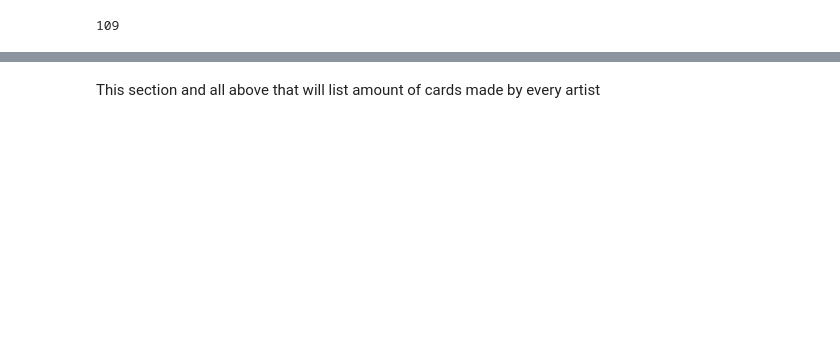
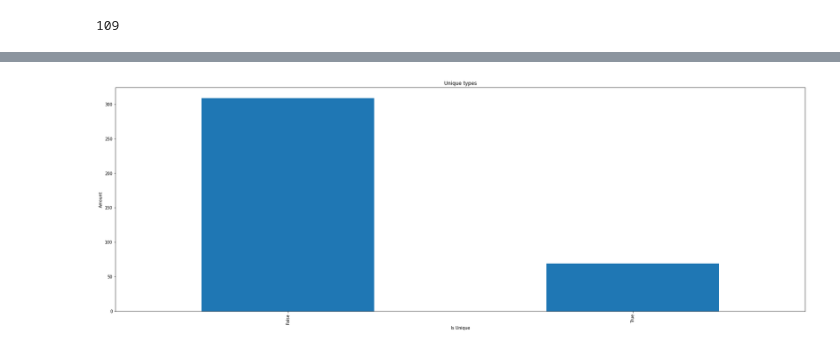
Before and after one commit to joaomarcuslf/mtg-csv-generator, a Jupyter notebook: report_with_mtg_csv.ipynb, the cells around one changed output, grey strips where cells are left out. Saved outputs shown, nothing was run; the diff lists cells and outputs as text; code cells hidden in the pictures; blank space fills up the shorter version.

```diff
--- a/report_with_mtg_csv.ipynb
+++ b/report_with_mtg_csv.ipynb
@@ -93,0 +121,11 @@ cards_by_magali['type_line'].str.split(expand=True, pat="—").stack().str.split
+# %%
+types = extract_types(df)
+
+plot = (types.value_counts() == 1).value_counts().plot(kind='bar', figsize=(30, 10))
+
+plot.set_title('Unique types')
+plot.set_xlabel('Is Unique')
+plot.set_ylabel('Amount')
+
+save_plot_as_image(plot, 'unique-card-types.png')
+# %% [output]
@@ -94,7 +134,6 @@ cards_by_magali['type_line'].str.split(expand=True, pat="—").stack().str.split
+[figure, added]
 # %%
 df.groupby("artist").filter(lambda x: len(x) > 200).head(5)
-# %% [markdown]
-This section and all above that will list amount of cards made by every artist
 # %%
 plot = df.groupby('artist').filter(lambda x: len(x) >= 100)['artist'].value_counts().plot(kind='bar', figsize=(30, 10))
 
```
Also changed, not shown: parts of 11 cells of this notebook.
